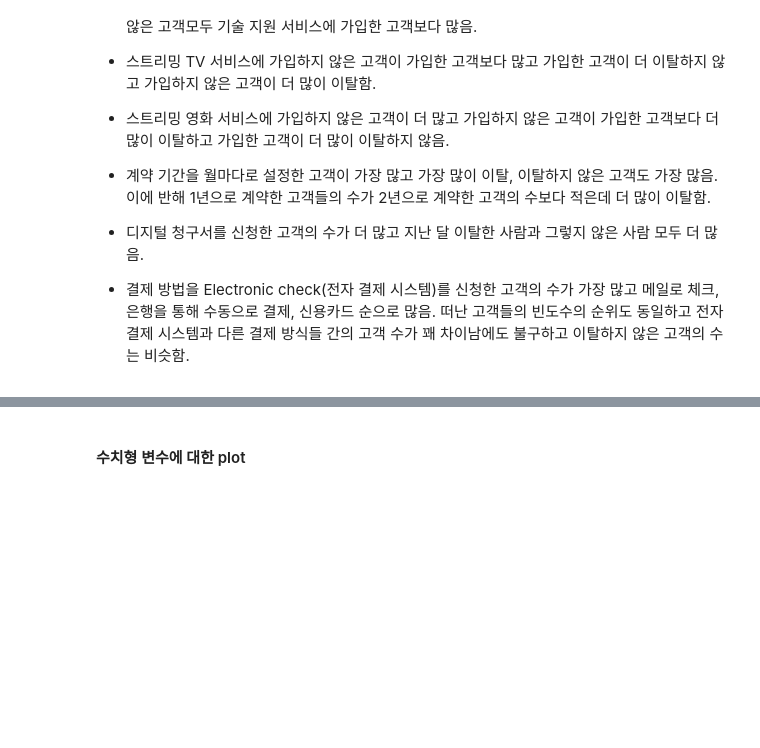
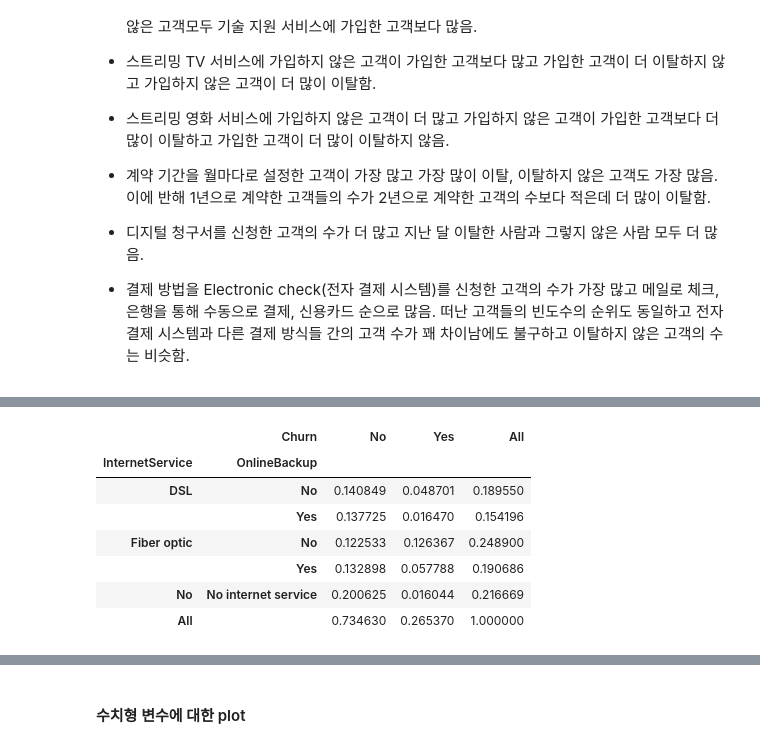
Before and after one commit to parkseonga/Kaggle_EDA, a Jupyter notebook: Practical training/Telco Customer.ipynb, the cells around one changed output, grey strips where cells are left out. Saved outputs shown, nothing was run; the diff lists cells and outputs as text; code cells hidden in the pictures; blank space fills up the shorter version.

```diff
--- a/Practical training/Telco Customer.ipynb
+++ b/Practical training/Telco Customer.ipynb
@@ -280,0 +394,11 @@ plt.show()
+# %%
+pd.crosstab([df.InternetService,df.OnlineBackup],df.Churn,margins=True,normalize=True).style.background_gradient(cmap='summer_r')
+# %% [output]
+|  | Churn | No | Yes | All |
+| InternetService | OnlineBackup |  |  |  |
+| DSL | No | 0.140849 | 0.048701 | 0.189550 |
+|  | Yes | 0.137725 | 0.016470 | 0.154196 |
+| Fiber optic | No | 0.122533 | 0.126367 | 0.248900 |
+|  | Yes | 0.132898 | 0.057788 | 0.190686 |
+| No | No internet service | 0.200625 | 0.016044 | 0.216669 |
+| All |  | 0.734630 | 0.265370 | 1.000000 |
```
Also changed, not shown: parts of 26 cells of this notebook.
